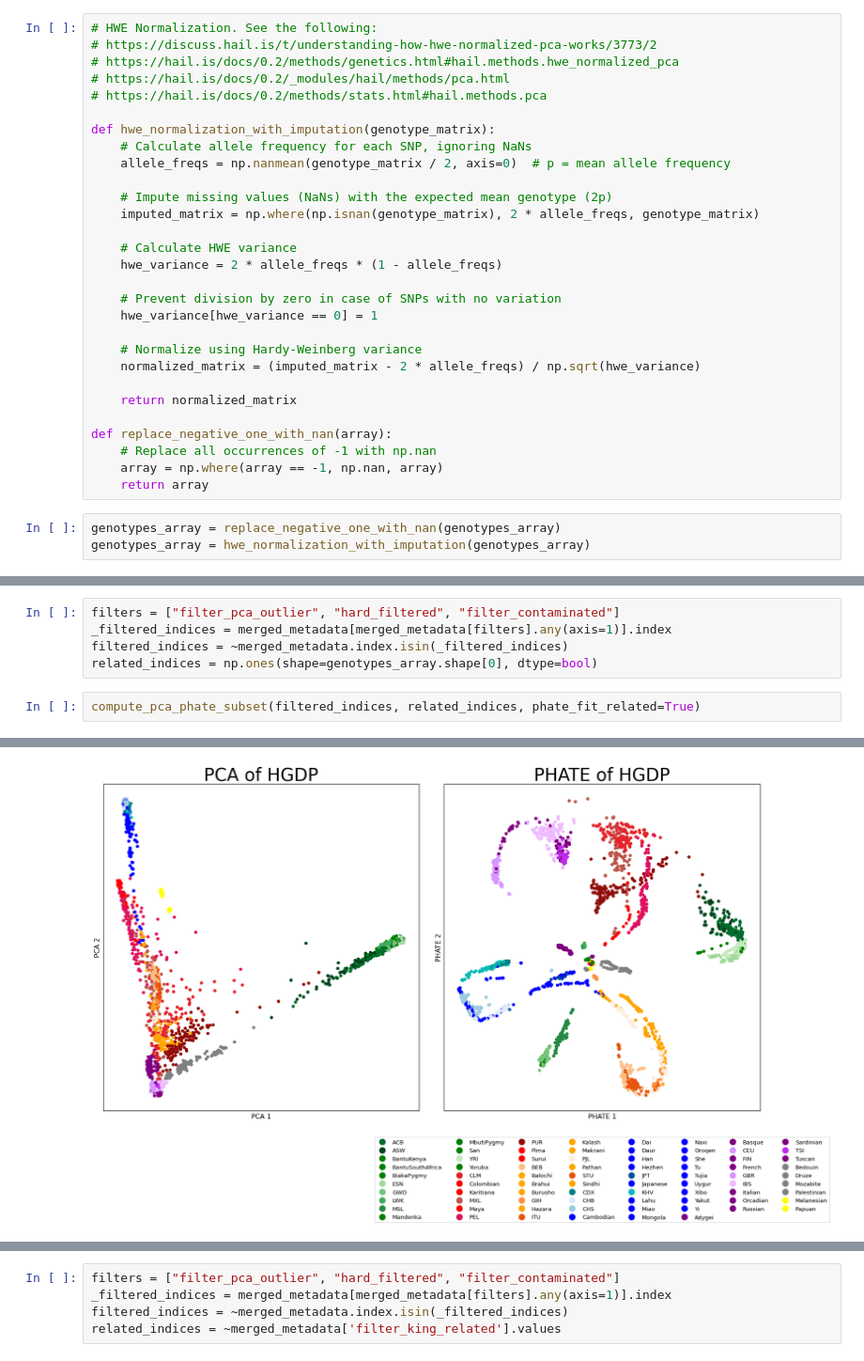
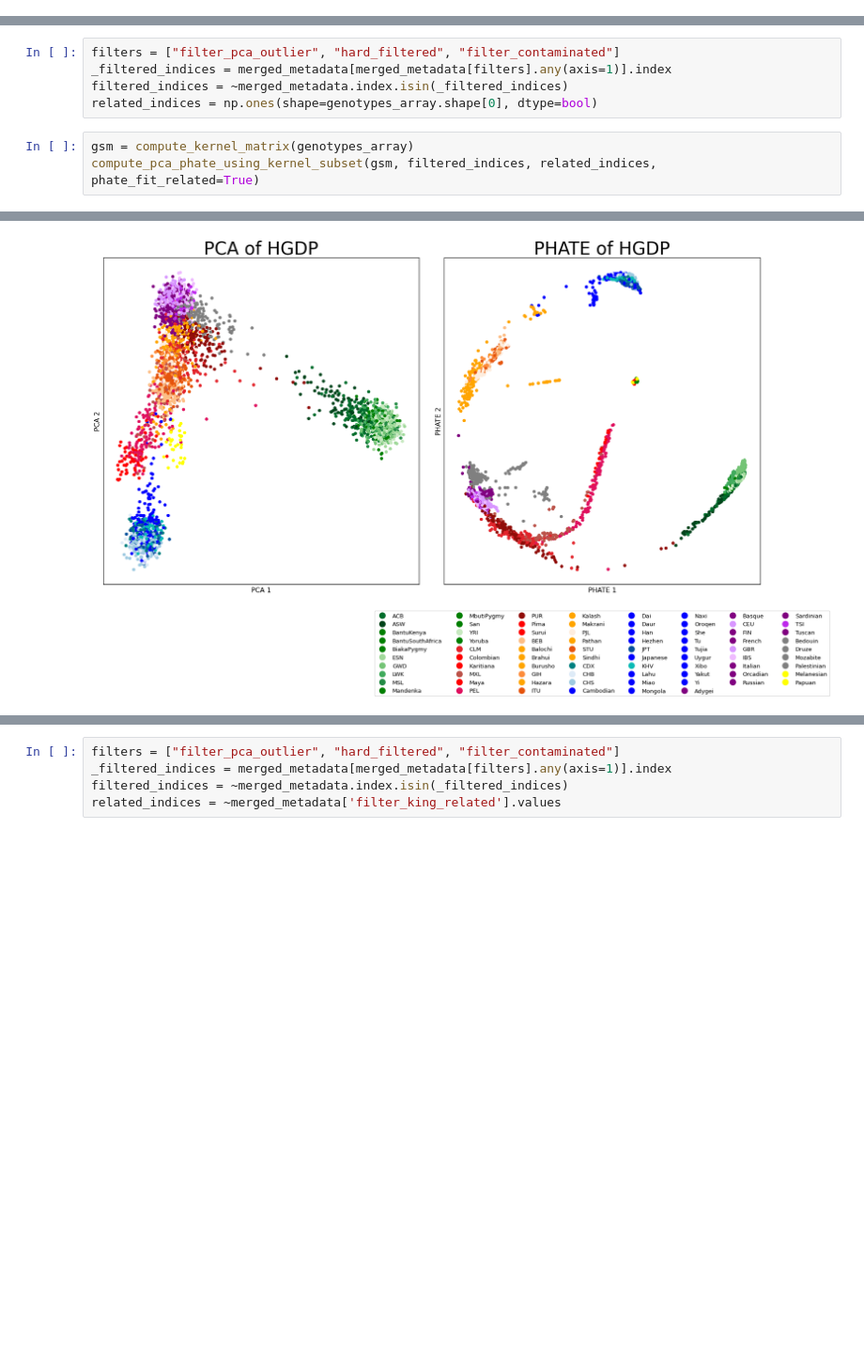
Before and after one commit to latent-reasoning-works/manylatents, a Jupyter notebook: notebooks/HGDP/reproduce_HGDP_v5.ipynb, the cells around one changed output, grey strips where cells are left out. Shown at 94% size. Cells and saved outputs as stored; diff of their text form; blank space fills up the shorter version.

```diff
--- a/notebooks/HGDP/reproduce_HGDP_v5.ipynb
+++ b/notebooks/HGDP/reproduce_HGDP_v5.ipynb
@@ -101,32 +57,0 @@ KeyboardInterrupt:
-# %%
-# HWE Normalization. See the following:
-# https://discuss.hail.is/t/understanding-how-hwe-normalized-pca-works/3773/2
-# https://hail.is/docs/0.2/methods/genetics.html#hail.methods.hwe_normalized_pca
-# https://hail.is/docs/0.2/_modules/hail/methods/pca.html
-# https://hail.is/docs/0.2/methods/stats.html#hail.methods.pca
-
-def hwe_normalization_with_imputation(genotype_matrix):
-    # Calculate allele frequency for each SNP, ignoring NaNs
-    allele_freqs = np.nanmean(genotype_matrix / 2, axis=0)  # p = mean allele frequency
-
-    # Impute missing values (NaNs) with the expected mean genotype (2p)
-    imputed_matrix = np.where(np.isnan(genotype_matrix), 2 * allele_freqs, genotype_matrix)
-
-    # Calculate HWE variance
-    hwe_variance = 2 * allele_freqs * (1 - allele_freqs)
-
-    # Prevent division by zero in case of SNPs with no variation
-    hwe_variance[hwe_variance == 0] = 1
-
-    # Normalize using Hardy-Weinberg variance
-    normalized_matrix = (imputed_matrix - 2 * allele_freqs) / np.sqrt(hwe_variance)
-
-    return normalized_matrix
-
-def replace_negative_one_with_nan(array):
-    # Replace all occurrences of -1 with np.nan
-    array = np.where(array == -1, np.nan, array)
-    return array
-# %%
-genotypes_array = replace_negative_one_with_nan(genotypes_array)
-genotypes_array = hwe_normalization_with_imputation(genotypes_array)
@@ -262,5 +315,6 @@ _filtered_indices = merged_metadata[merged_metadata[filters].any(axis=1)].index
 filtered_indices = ~merged_metadata.index.isin(_filtered_indices)
 related_indices = np.ones(shape=genotypes_array.shape[0], dtype=bool)
 # %%
-compute_pca_phate_subset(filtered_indices, related_indices, phate_fit_related=True)
+gsm = compute_kernel_matrix(genotypes_array)
+compute_pca_phate_using_kernel_subset(gsm, filtered_indices, related_indices, phate_fit_related=True)
 # %% [output]
@@ -284 +339 @@ Calculated metric MDS in 4.04 seconds.
-[figure, old version]
+[figure, new version]
```
Also changed, not shown: parts of 21 cells of this notebook.
